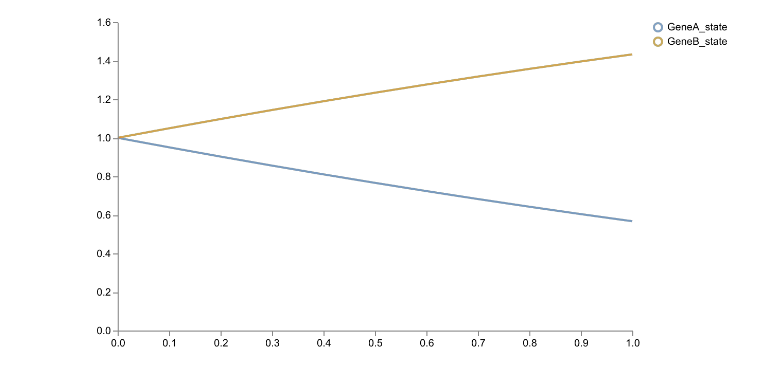
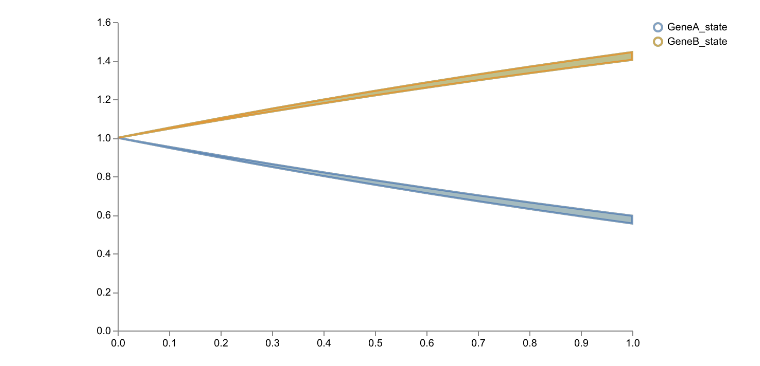
Before and after one commit to CRISPR-CARB/nocap, a Jupyter notebook: notebooks/pyciemss_test.ipynb, the cells around one changed output. Saved outputs shown, nothing was run; the diff lists cells and outputs as text; code cells hidden in the pictures.

```diff
--- a/notebooks/pyciemss_test.ipynb
+++ b/notebooks/pyciemss_test.ipynb
@@ -265,7 +232,7 @@ display(calibrated_sample_results["data"].head())
 # %%
 # Plot results for all states
-schema = plots.trajectories(petrinet_results["data"], keep=".*_state")
+schema = plots.trajectories(calibrated_sample_results["data"], keep=".*_state")
 plots.save_schema(schema, "_schema.json")
 plots.ipy_display(schema, dpi=150)
 # %% [output]
-[figure, old version]
+[figure, new version]
```
Also changed, not shown: parts of 19 cells of this notebook, 7 other files.
